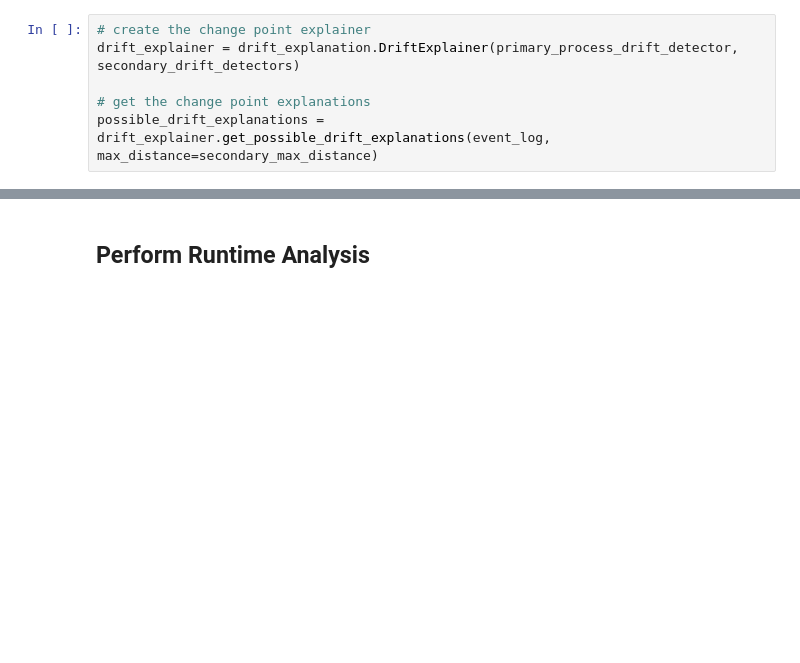
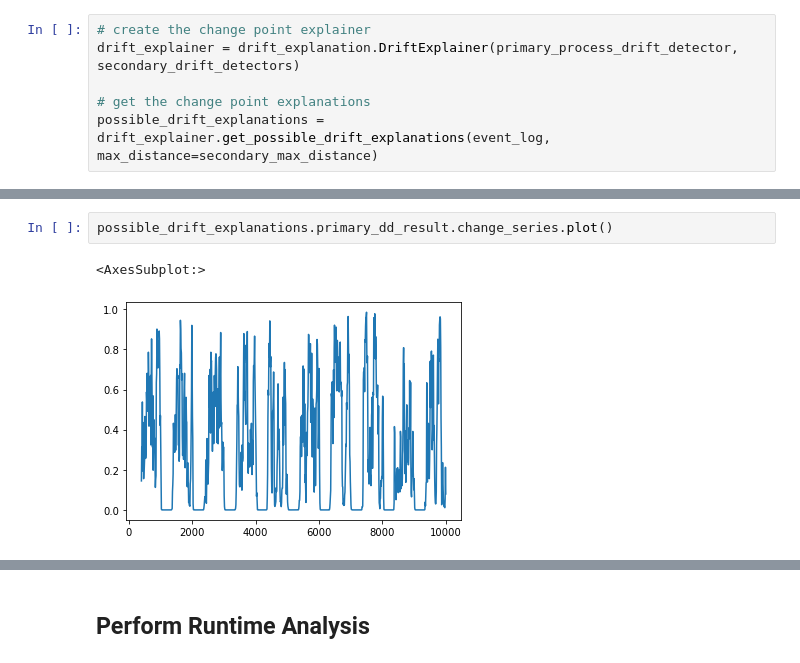
Before and after one commit to lennartebert/explaining_concept_drift, a Jupyter notebook: 30_primary and secondary detection_one_dataset.ipynb, the cells around one changed output, grey strips where cells are left out. Cells and saved outputs as stored; diff of their text form; blank space fills up the shorter version.

```diff
--- a/30_primary and secondary detection_one_dataset.ipynb
+++ b/30_primary and secondary detection_one_dataset.ipynb
@@ -114,3 +127,8 @@ possible_drift_explanations.possible_drift_explanations
+# %%
+possible_drift_explanations.primary_dd_result.change_series.plot()
+# %% [output]
+<AxesSubplot:>
+[figure, added]
 # %%
 # plot the drift explanations
 possible_drift_explanations.plot(offset_legend=-0.9)
```
Also changed, not shown: parts of 5 cells of this notebook, 13 other files.
